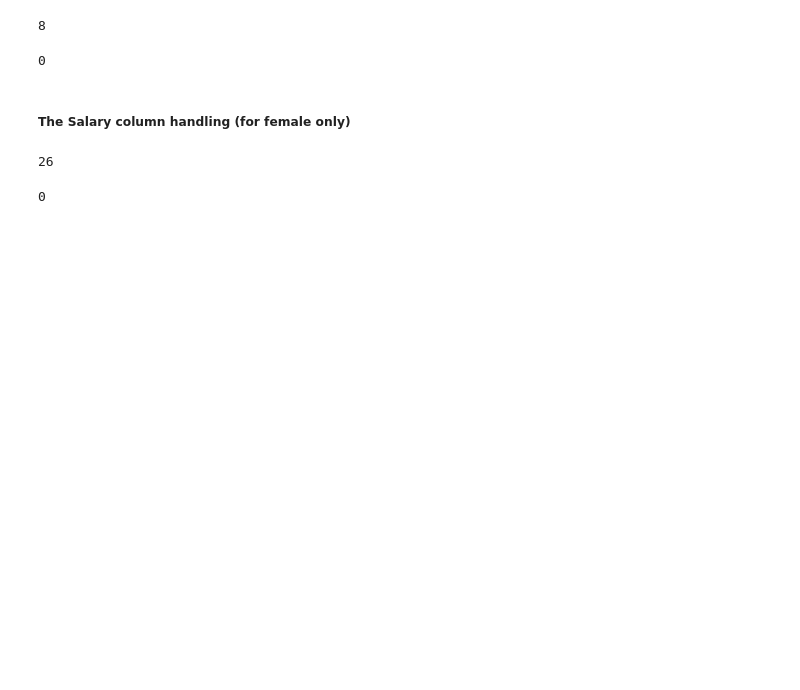
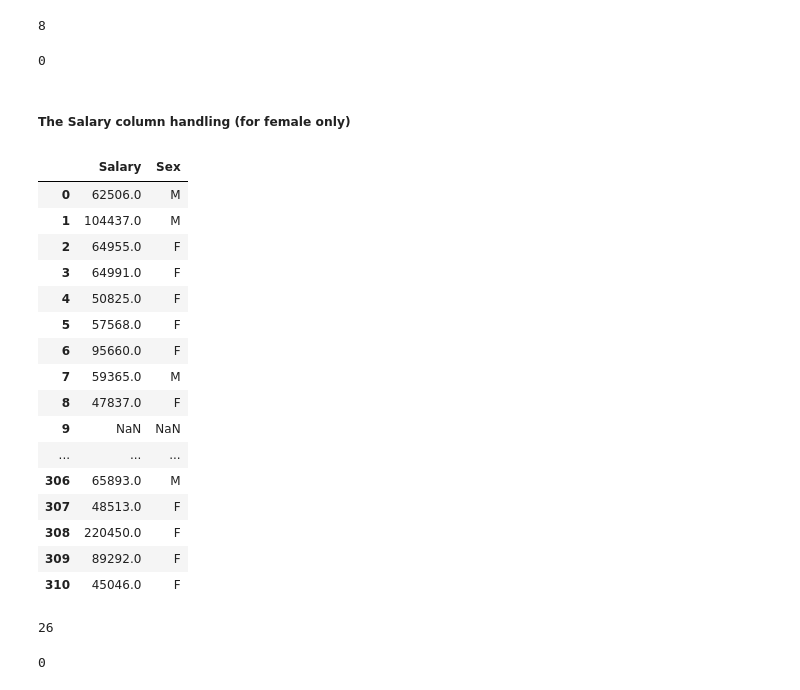
Before and after one commit to Tuwaiq-Data-Science-Bootcamp-V2/MissingData-Lab1, a Jupyter notebook: Missing Values Assignment .ipynb, the cells around one changed output. Drawn from its saved outputs; the diff is of its cells as text; code cells hidden in the pictures; blank space fills up the shorter version.

```diff
--- a/Missing Values Assignment .ipynb
+++ b/Missing Values Assignment .ipynb
@@ -190,8 +226,26 @@ data[data['ManagerName']=='Webster Butler']['ManagerID'].isna().sum()
 ##### The Salary column handling (for female only)
 # %%
 # Display the two columns to see if there is a relation between them
-pd.set_option('display.max_rows', 311)
+# pd.set_option('display.max_rows', 311)
 data.iloc[:,[2,6]]
+# %% [output]
+|  | Salary | Sex |
+| 0 | 62506.0 | M |
+| 1 | 104437.0 | M |
+| 2 | 64955.0 | F |
+| 3 | 64991.0 | F |
+| 4 | 50825.0 | F |
+| 5 | 57568.0 | F |
+| 6 | 95660.0 | F |
+| 7 | 59365.0 | M |
+| 8 | 47837.0 | F |
+| 9 | NaN | NaN |
+| ... | ... | ... |
+| 306 | 65893.0 | M |
+| 307 | 48513.0 | F |
+| 308 | 220450.0 | F |
+| 309 | 89292.0 | F |
+| 310 | 45046.0 | F |
 # %%
 # There is 26 Salary missing for female
 data[data['Sex']=='F']['Salary'].isna().sum()
```
Also changed, not shown: parts of 6 cells of this notebook.
